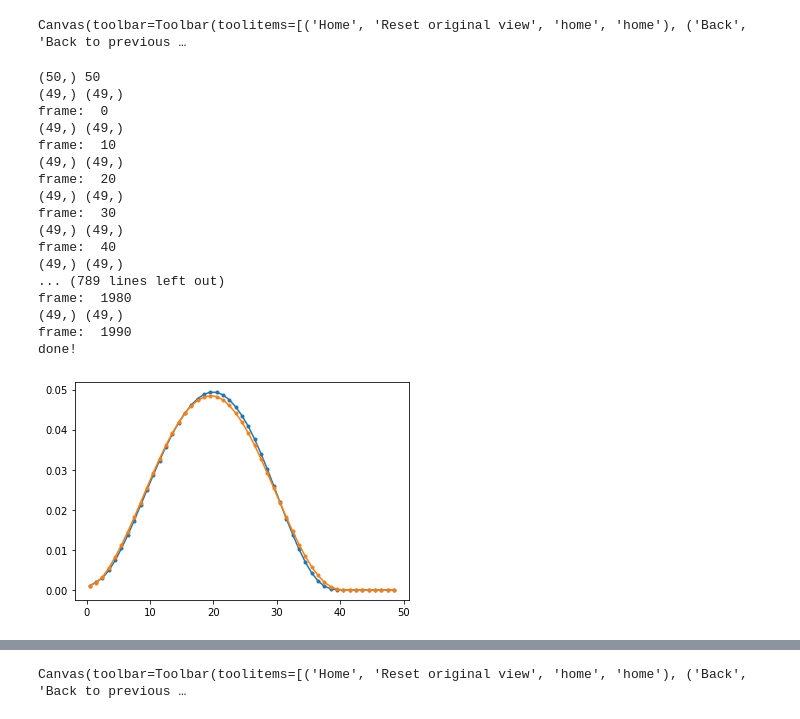
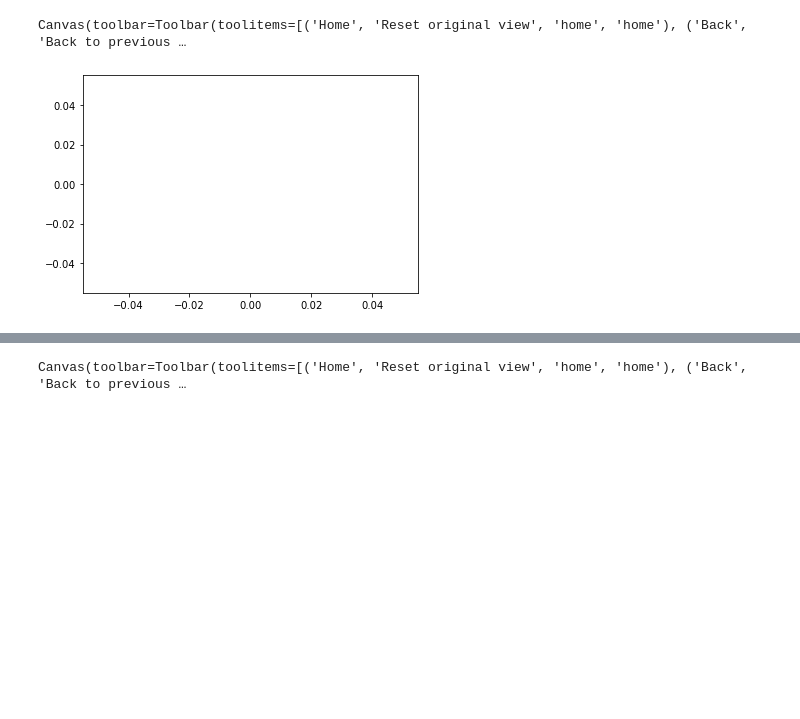
Before and after one commit to s-brahmachari/Active-noise-simulations, a Jupyter notebook: analysis_codes/visualize_traj.ipynb, the cells around one changed output, grey strips where cells are left out. Cells and saved outputs as stored; diff of their text form; code cells hidden in the pictures; blank space fills up the shorter version.

```diff
--- a/analysis_codes/visualize_traj.ipynb
+++ b/analysis_codes/visualize_traj.ipynb
@@ -89,46 +90,25 @@ Canvas(toolbar=Toolbar(toolitems=[('Home', 'Reset original view', 'home', 'home'
 # %%
 %matplotlib inline
 val=['../../data/SAC/sample_trajs/sample_traj_SAC_T200.0_F0.0_Ta1.0_Esoft4.0_R020_Na1200_blocksize100_kb10.0_dt0.001_kr30.0_positions.npy',
-    '../../data/SAC/sample_trajs/sample_traj_SAC_T200.0_F1.0_Ta2.0_Esoft4.0_R020_Na1200_blocksize100_kb10.0_dt0.001_kr30.0_positions.npy',]
-#    '../../data/SAC/sample_trajs/sample_traj_SAC_T200.0_F2.0_Ta2.0_Esoft4.0_R020_Na1200_blocksize100_kb10.0_dt0.001_kr30.0_positions.npy',
-#    '../../data/SAC/sample_trajs/sample_traj_SAC_T200.0_F1.0_Ta200.0_Esoft4.0_R020_Na1200_blocksize100_kb10.0_dt0.001_kr30.0_positions.npy']
+    '../../data/SAC/sample_trajs/sample_traj_SAC_T200.0_F1.0_Ta2.0_Esoft4.0_R020_Na1200_blocksize100_kb10.0_dt0.001_kr30.0_positions.npy',
+    '../../data/SAC/sample_trajs/sample_traj_SAC_T200.0_F2.0_Ta2.0_Esoft4.0_R020_Na1200_blocksize100_kb10.0_dt0.001_kr30.0_positions.npy',
+    '../../data/SAC/sample_trajs/sample_traj_SAC_T200.0_F1.0_Ta200.0_Esoft4.0_R020_Na1200_blocksize100_kb10.0_dt0.001_kr30.0_positions.npy']
 
+#compute local density
+beads=np.random.choice(range(1200), size=0)
 for fn in val:
     xyz=np.load(fn)
-    bins=np.arange(0,50,1)
-    dist_all=np.zeros(shape=(len(bins)-1))
-    ii=0
-    print(bins.shape,len(bins))
-    for kk,pos in enumerate(xyz):
-        if kk%10==0:
-            dist=distance.cdist(pos,pos, 'euclidean')
-            rij_hist,bin_edges=np.histogram(np.ravel(dist), bins=bins, density=True)
-            print(rij_hist.shape, dist_all.shape)
-            dist_all+=rij_hist
-            ii+=1
-            print('frame: ',kk)
-    bin_mids=0.5*(bin_edges[:-1] + bin_edges[1:])
-    print('done!\n', flush=True)
-    plt.plot(bin_mids, dist_all/ii,'.-')
+    bins=np.arange(0,50,5)
+    dist_hist=np.zeros(shape=(len(bins)-1))
+    for mono in beads:
+        mono_xyz=np.tile(xyz[:, mono, :].reshape(2000,1,3), (1,1200,1))
+        dists=np.linalg.norm(xyz-mono_xyz, axis=2)
+        print(dists.shape)
+        hist, bins=np.histogram(np.ravel(dists), bins=bins,density=True)
+        dist_hist+=hist
+    plt.plot(bins[:-1],dist_hist/len(beads),'.-')
 # plt.semilogy()
 # plt.ylim(1e-4,1e-1)
 # plt.xlim(0,7)
 # %% [output]
-(50,) 50
-(49,) (49,)
-frame:  0
-(49,) (49,)
-frame:  10
-(49,) (49,)
-frame:  20
-(49,) (49,)
-frame:  30
-(49,) (49,)
-frame:  40
-(49,) (49,)
-... (789 lines left out)
-frame:  1980
-(49,) (49,)
-frame:  1990
-done!
-[figure, old version]
+[figure, new version]
```
Also changed, not shown: parts of 4 cells of this notebook, 4 other files.
